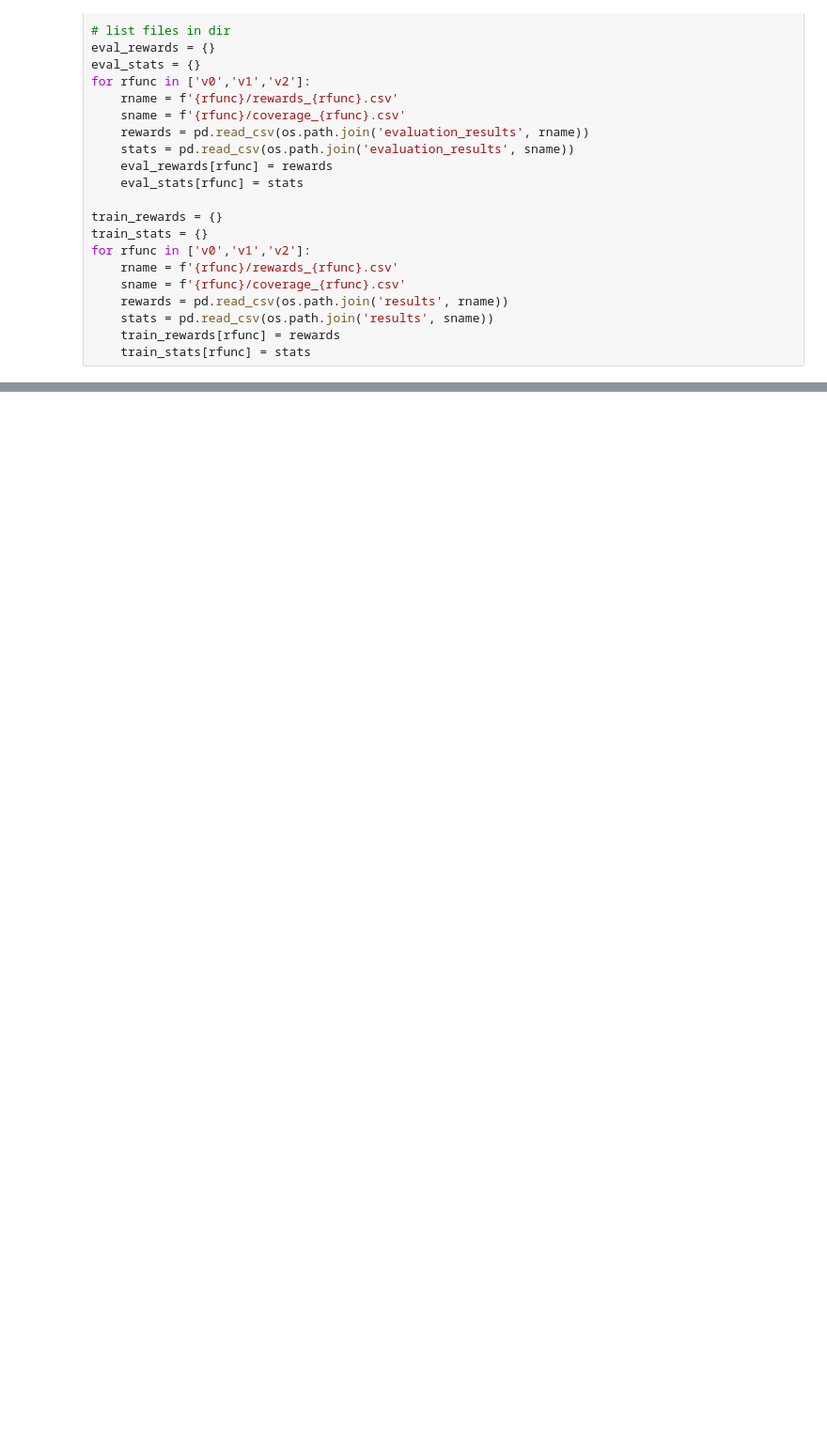
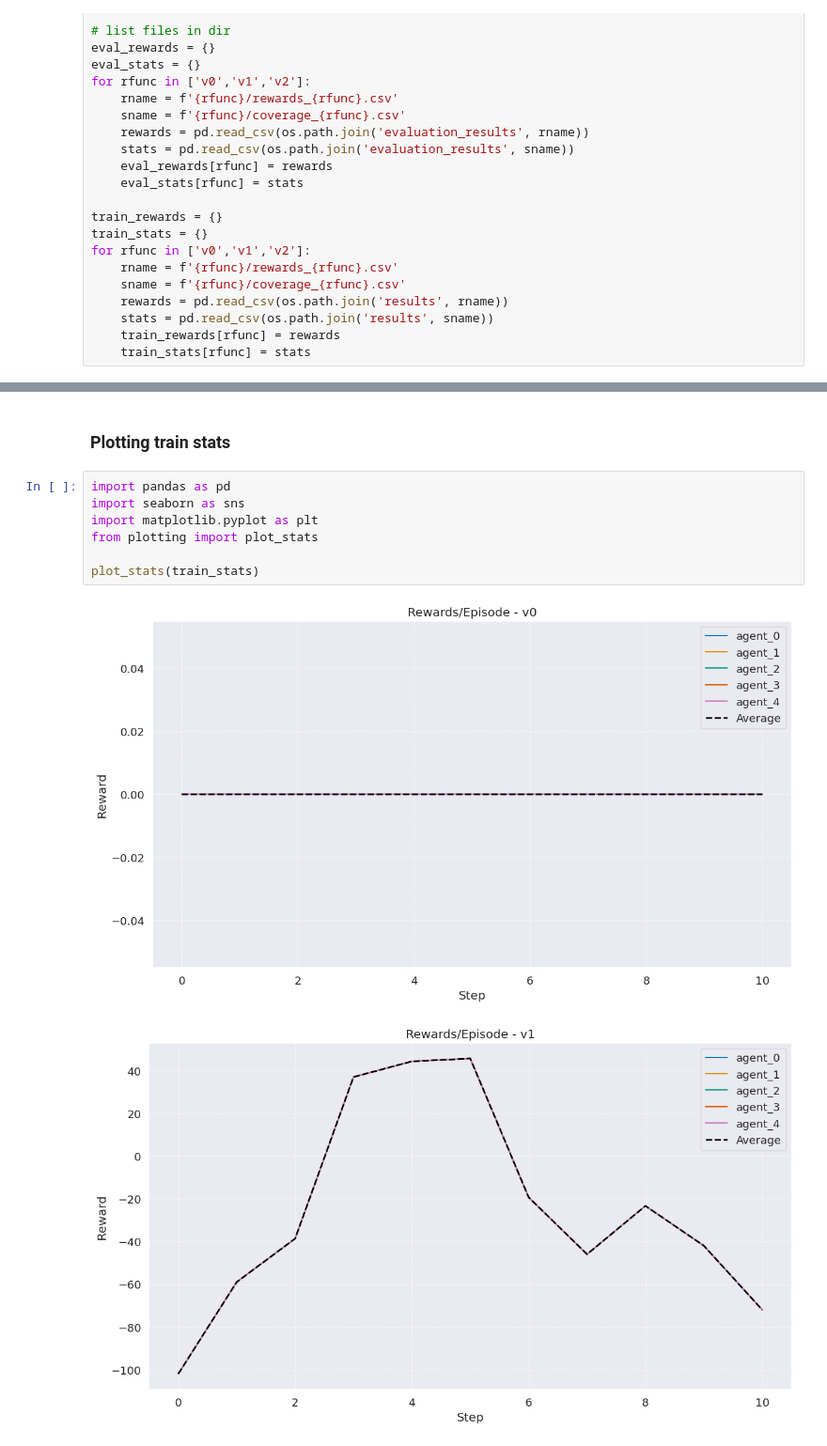
Before and after one commit to AndreCorreaSantos/gym_custom_env, a Jupyter notebook: graphs.ipynb, the cells around one changed output, grey strips where cells are left out. Shown at 94% size. Drawn from its saved outputs; the diff is of its cells as text; blank space fills up the shorter version.

```diff
--- a/graphs.ipynb
+++ b/graphs.ipynb
@@ -87,0 +40,12 @@ for name in train_rewards:
+# %% [markdown]
+### Plotting train stats
+# %%
+import pandas as pd
+import seaborn as sns
+import matplotlib.pyplot as plt
+from plotting import plot_stats
+
+plot_stats(train_stats)
+# %% [output]
+[figure, added]
+[figure, added]
```
Also changed, not shown: parts of 6 cells of this notebook, 1 other file.
